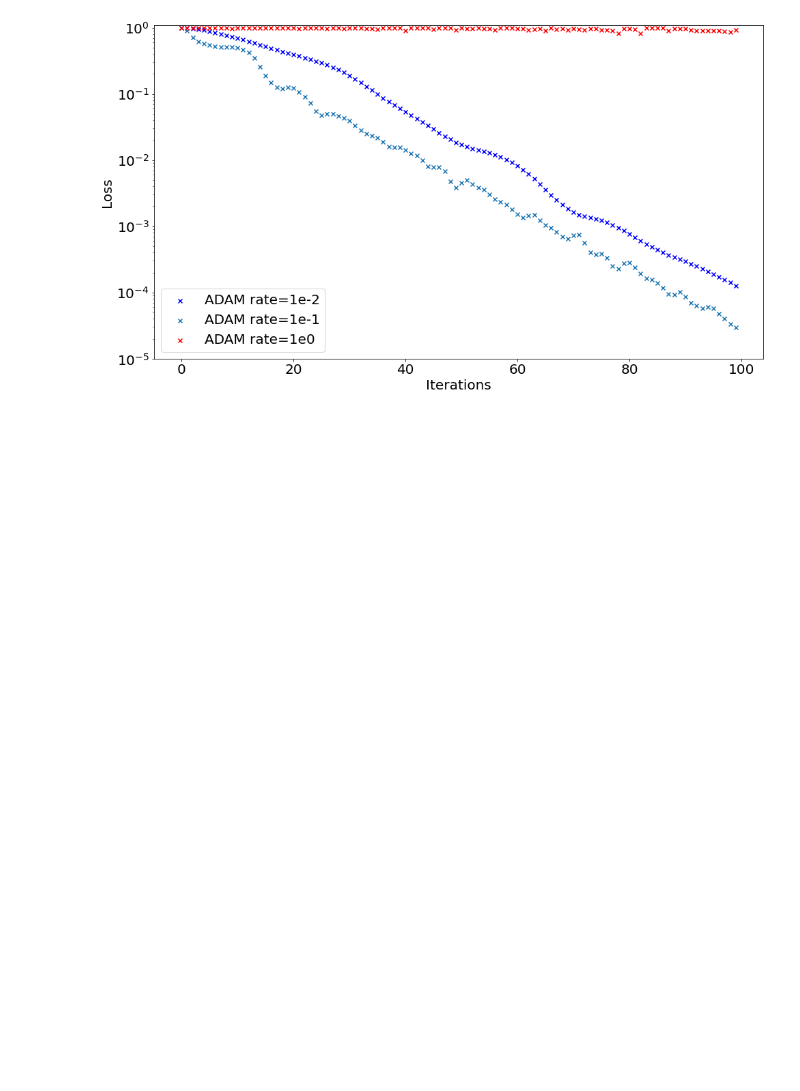
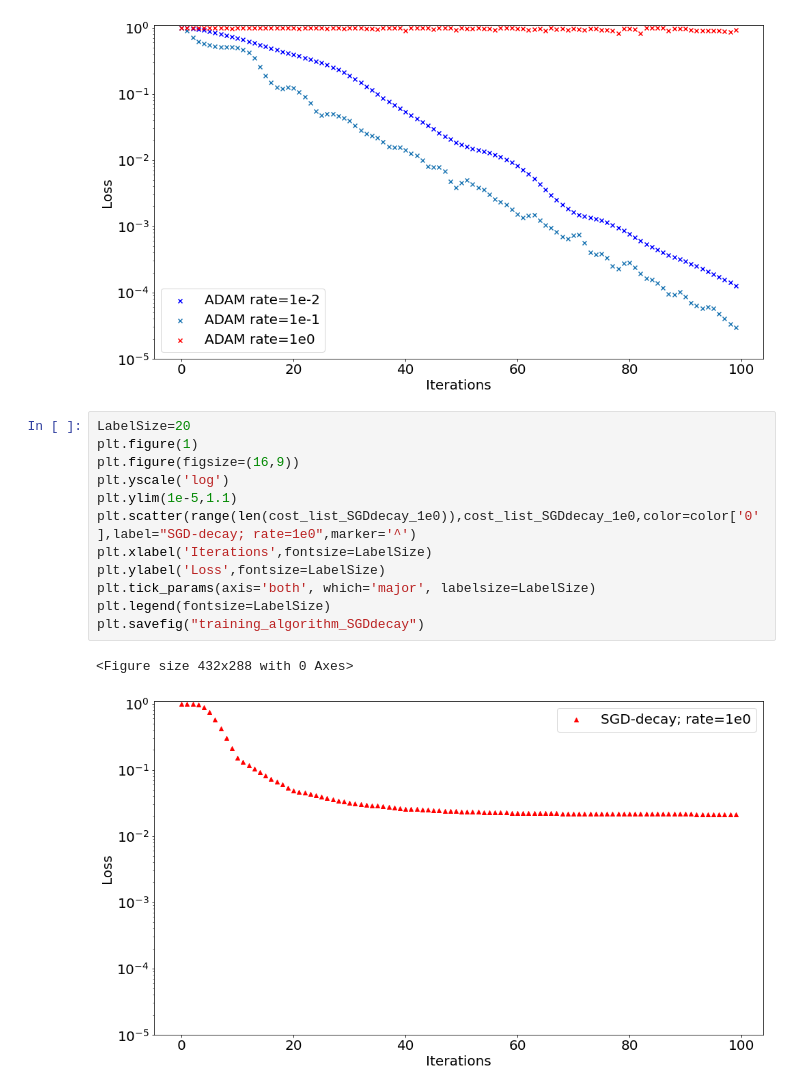
Before and after one commit to Zhelun-Li/GradientStudies, a Jupyter notebook: gradientsComputation_compiling.ipynb, the cells around one changed output. Saved outputs shown, nothing was run; the diff lists cells and outputs as text; blank space fills up the shorter version.

```diff
--- a/gradientsComputation_compiling.ipynb
+++ b/gradientsComputation_compiling.ipynb
@@ -621,3 +679,18 @@ plt.savefig("training_algorithm_ADAM")
 # %% [output]
 <Figure size 432x288 with 0 Axes>
 [figure]
+# %%
+LabelSize=20
+plt.figure(1)
+plt.figure(figsize=(16,9))
+plt.yscale('log')
+plt.ylim(1e-5,1.1)
+plt.scatter(range(len(cost_list_SGDdecay_1e0)),cost_list_SGDdecay_1e0,color=color['0'],label="SGD-decay; rate=1e0",marker='^')
+plt.xlabel('Iterations',fontsize=LabelSize)
+plt.ylabel('Loss',fontsize=LabelSize)
+plt.tick_params(axis='both', which='major', labelsize=LabelSize)
+plt.legend(fontsize=LabelSize)
+plt.savefig("training_algorithm_SGDdecay")
+# %% [output]
+<Figure size 432x288 with 0 Axes>
+[figure, added]
```
Also changed, not shown: parts of 5 cells of this notebook.
